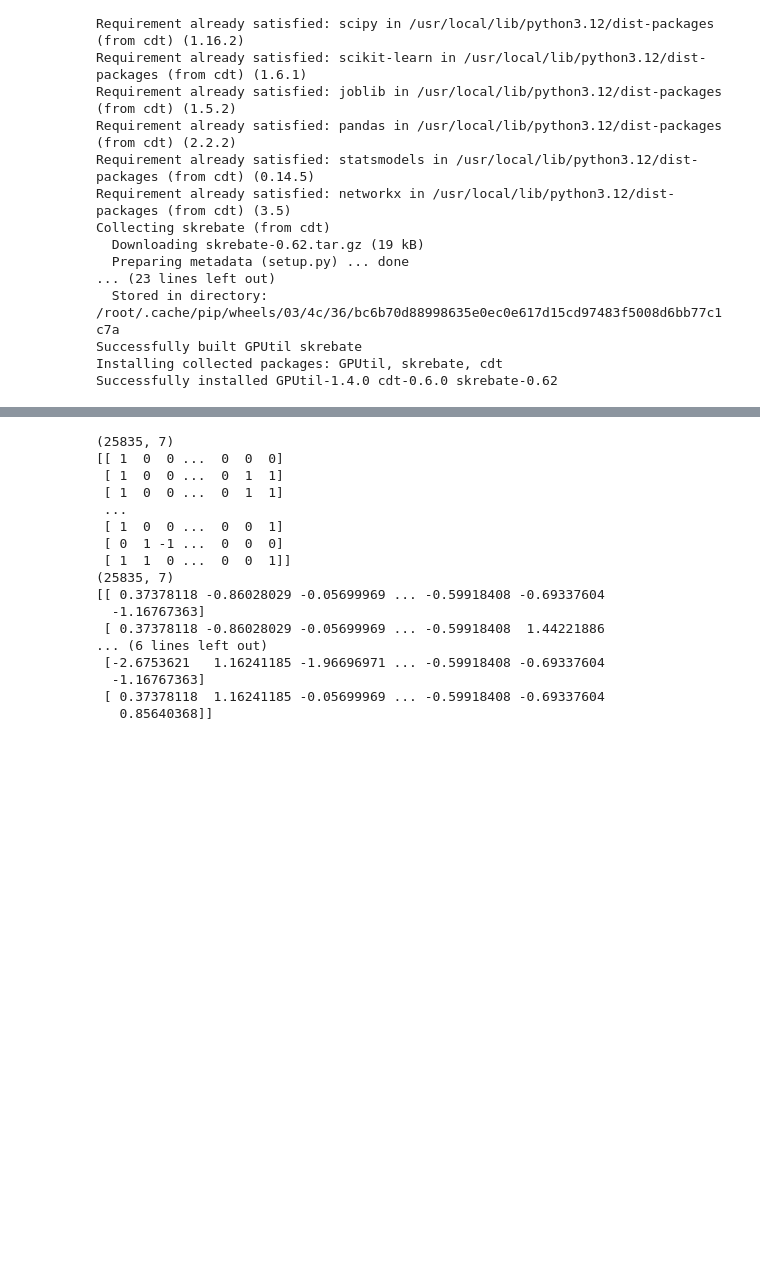
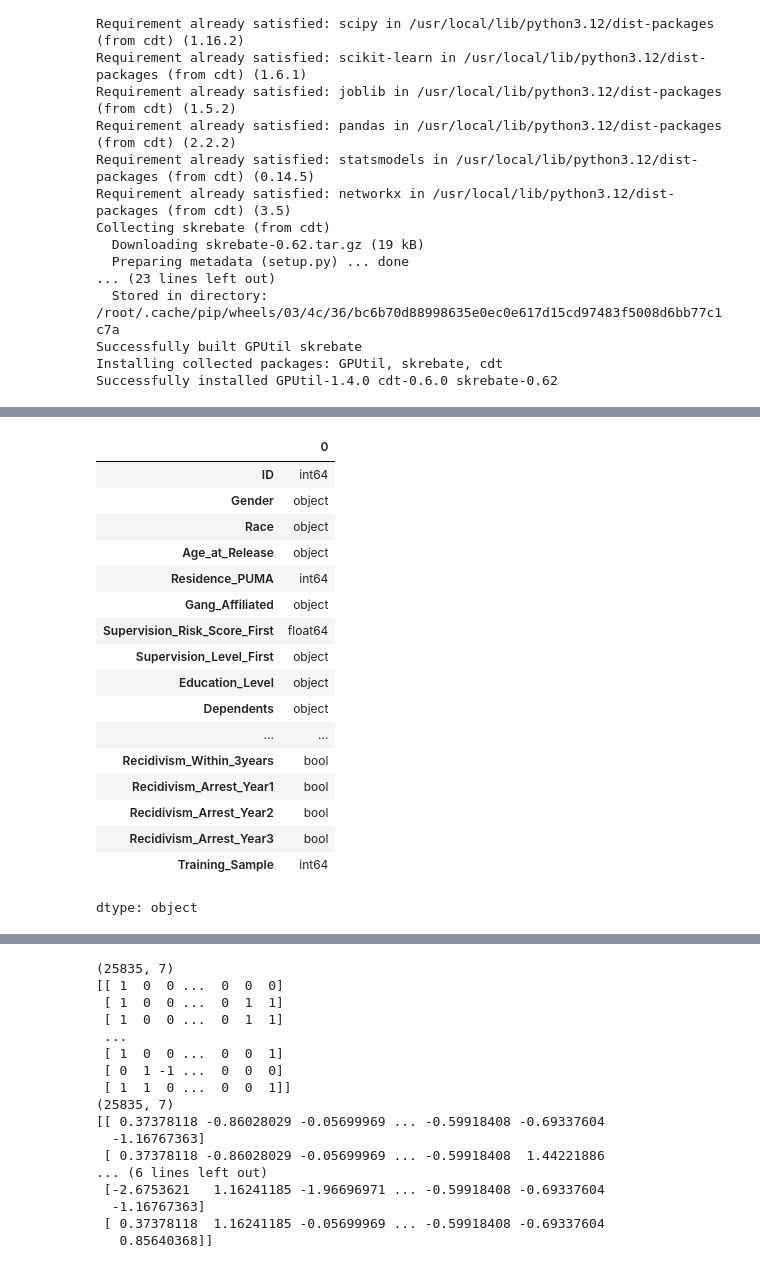
Before and after one commit to wigglypint/thesis, a Jupyter notebook: NIJ Recidivism /Exploring Recidivism.ipynb, the cells around one changed output, grey strips where cells are left out. Saved outputs shown, nothing was run; the diff lists cells and outputs as text; code cells hidden in the pictures; blank space fills up the shorter version.

```diff
--- a/NIJ Recidivism /Exploring Recidivism.ipynb
+++ b/NIJ Recidivism /Exploring Recidivism.ipynb
@@ -47,3 +93,24 @@ def plot_graph(B, title):
     plt.show()
 # %%
 df = pd.read_csv('NIJ_s_Recidivism_Chall.csv')
+# %%
+df.dtypes
+# %% [output]
+|  | 0 |
+| ID | int64 |
+| Gender | object |
+| Race | object |
+| Age_at_Release | object |
+| Residence_PUMA | int64 |
+| Gang_Affiliated | object |
+| Supervision_Risk_Score_First | float64 |
+| Supervision_Level_First | object |
+| Education_Level | object |
+| Dependents | object |
+| ... | ... |
+| Recidivism_Within_3years | bool |
+| Recidivism_Arrest_Year1 | bool |
+| Recidivism_Arrest_Year2 | bool |
+| Recidivism_Arrest_Year3 | bool |
+| Training_Sample | int64 |
+dtype: object
```
Also changed, not shown: parts of 13 cells of this notebook, 1 other file.
